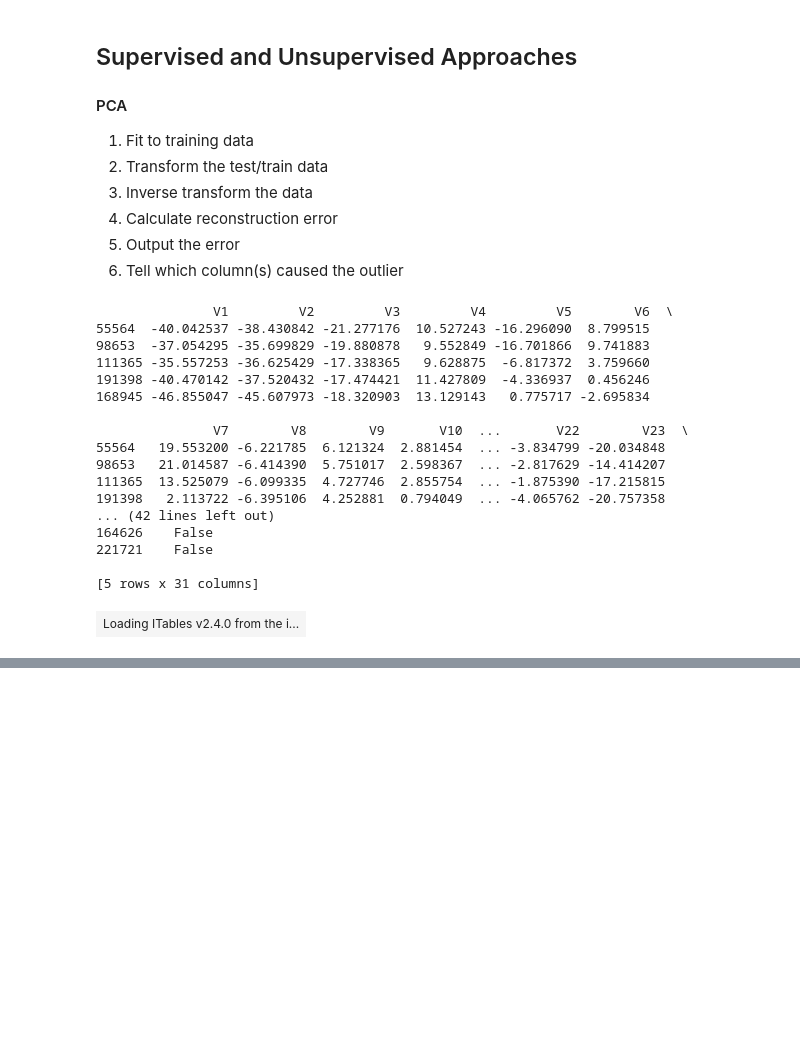
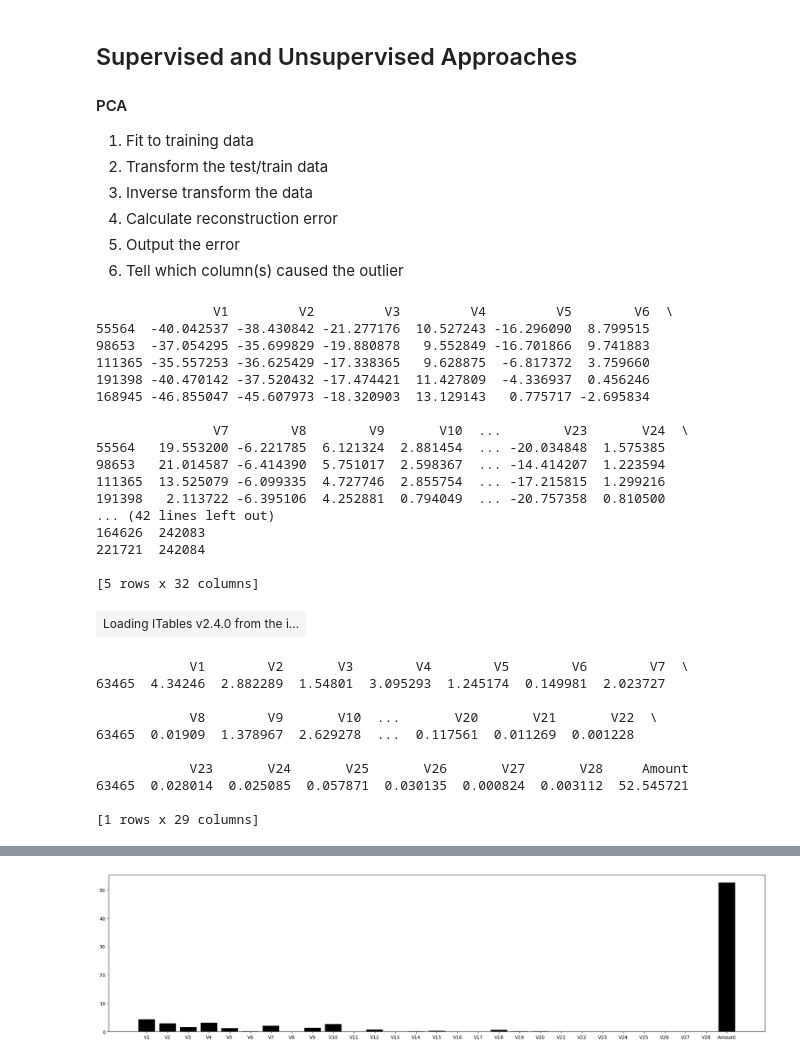
Before and after one commit to nitishkthakur/AnomalyDetectionPCA, a Jupyter notebook: rough.ipynb, the cells around one changed output, grey strips where cells are left out. Cells and saved outputs as stored; diff of their text form; code cells hidden in the pictures; blank space fills up the shorter version.

Commit message:
Added threshold and plot

```diff
--- a/rough.ipynb
+++ b/rough.ipynb
@@ -196,11 +196,22 @@ class AnomalyDetectorPCA:
         inverse_transformed = self.inverse_transform(transformed_data)
 
         # Calculate the reconstruction error
-        reconstruction_error = np.mean((X - inverse_transformed) ** 2, axis=1)
+        self.reconstruction_error_explainable = (X - inverse_transformed) ** 2
+        reconstruction_error = np.mean(self.reconstruction_error_explainable, axis=1)
 
-        # prepare the return df
+        # prepare the return df and reconstruction error dfs
         X["reconstruction_error"] = reconstruction_error
+        self.reconstruction_error_explainable["reconstruction_error"] = (
+            reconstruction_error
+        )
+
+        # Sort the DataFrames by reconstruction error
         X = X.sort_values(by="reconstruction_error", ascending=False)
+        self.reconstruction_error_explainable = (
+            self.reconstruction_error_explainable.sort_values(
+                by="reconstruction_error", ascending=False
+            )
+        )
 
         # Create the anomaly column based on the threshold
         # Apply tukey's method to determine the threshold
@@ -211,8 +222,22 @@ class AnomalyDetectorPCA:
 
         # Mark anomalies
         X["anomaly"] = X["reconstruction_error"] > threshold_value
+        X["Index"] = np.arange(len(X))
+        self.reconstruction_error_explainable["Index"] = np.arange(
+            len(self.reconstruction_error_explainable)
+        )
 
         return X
+
+    def explain(self, index: int):
+        explainer = self.reconstruction_error_explainable.loc[
+            self.reconstruction_error_explainable["Index"] == index, :
+        ].drop(columns=["reconstruction_error", "Index"])
+        print(explainer)
+        plt.figure(figsize=(25, 6))
+        plt.bar(x=explainer.columns, height=explainer.values.flatten(), color="black")
+        # plt.set_xticklabels(explainer.columns, rotation=90)
+        return plt
 
 
 # Example usage
@@ -233,19 +258,32 @@ print(predictions.tail())
 191398 -40.470142 -37.520432 -17.474421  11.427809  -4.336937  0.456246
 168945 -46.855047 -45.607973 -18.320903  13.129143   0.775717 -2.695834
 
-               V7        V8        V9       V10  ...       V22        V23  \
-55564   19.553200 -6.221785  6.121324  2.881454  ... -3.834799 -20.034848
-98653   21.014587 -6.414390  5.751017  2.598367  ... -2.817629 -14.414207
-111365  13.525079 -6.099335  4.727746  2.855754  ... -1.875390 -17.215815
-191398   2.113722 -6.395106  4.252881  0.794049  ... -4.065762 -20.757358
+               V7        V8        V9       V10  ...        V23       V24  \
+55564   19.553200 -6.221785  6.121324  2.881454  ... -20.034848  1.575385
+98653   21.014587 -6.414390  5.751017  2.598367  ... -14.414207  1.223594
+111365  13.525079 -6.099335  4.727746  2.855754  ... -17.215815  1.299216
+191398   2.113722 -6.395106  4.252881  0.794049  ... -20.757358  0.810500
 ... (42 lines left out)
-164626    False
-221721    False
+164626  242083
+221721  242084
 
-[5 rows x 31 columns]
+[5 rows x 32 columns]
 # %%
 itables.show(
     predictions, max_rows=50, max_columns=100, show_index=True, show_dimensions=True
 )
 # %% [output]
 | Loading ITables v2.4.0 from the i... |
+# %%
+detector.explain(100000)
+# %% [output]
+            V1        V2       V3        V4        V5        V6        V7  \
+63465  4.34246  2.882289  1.54801  3.095293  1.245174  0.149981  2.023727
+
+            V8        V9       V10  ...       V20       V21       V22  \
+63465  0.01909  1.378967  2.629278  ...  0.117561  0.011269  0.001228
+
+            V23       V24       V25       V26       V27       V28     Amount
+63465  0.028014  0.025085  0.057871  0.030135  0.000824  0.003112  52.545721
+
+[1 rows x 29 columns]
@@ -251,0 +291 @@ itables.show(
+[figure, added]
```
Also changed, not shown: parts of 2 cells of this notebook.
